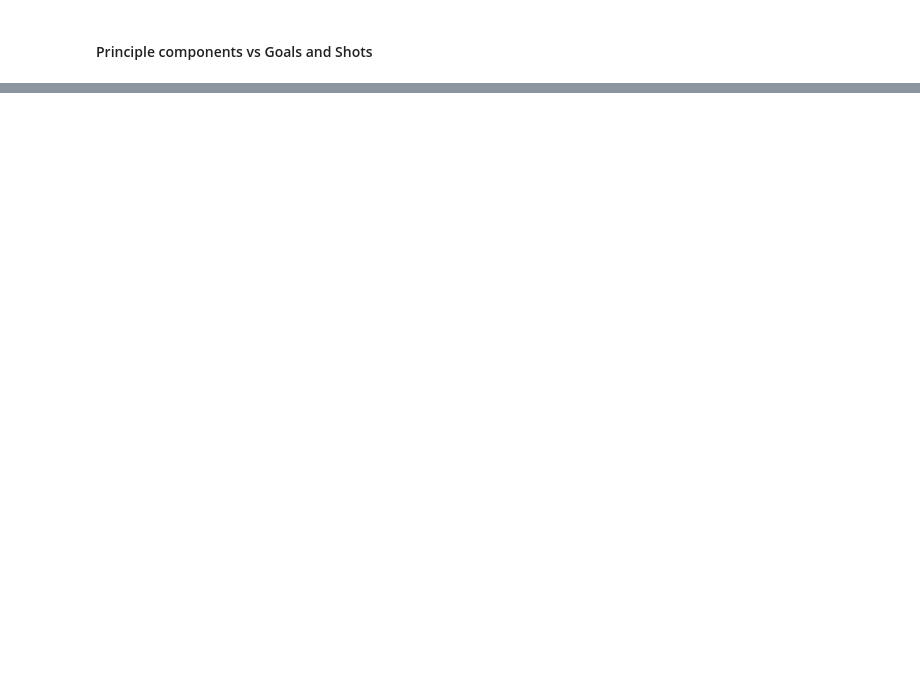
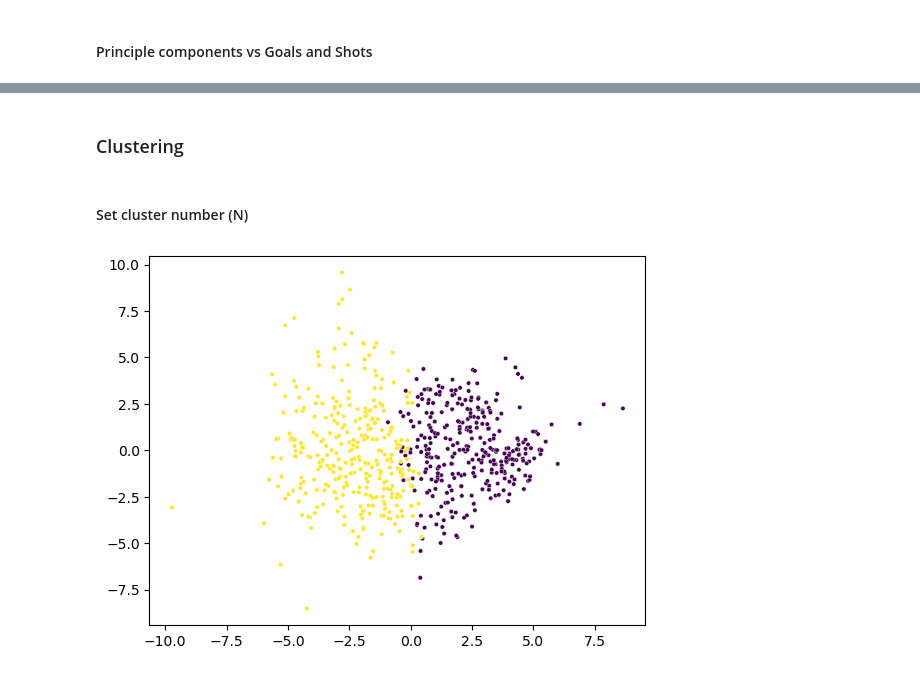
Before and after one commit to LukeRDuob/Extra-Projects, a Jupyter notebook: src/General_visualisations/players.ipynb, the cells around one changed output, grey strips where cells are left out. Drawn from its saved outputs; the diff is of its cells as text; code cells hidden in the pictures; blank space fills up the shorter version.

```diff
--- a/src/General_visualisations/players.ipynb
+++ b/src/General_visualisations/players.ipynb
@@ -852,0 +792,30 @@ print(player_pca_df.columns.to_list())
+# %% [markdown]
+### Clustering
+# %% [markdown]
+#### Set cluster number (N)
+# %%
+from sklearn.cluster import KMeans, AgglomerativeClustering
+from sklearn.metrics import silhouette_score
+
+pca_for_clustering = PCA(
+    n_components=0.90,
+    random_state=42
+)
+X = pca_for_clustering.fit_transform(player_features_scaled)
+N = 2
+
+kmeans = KMeans(n_clusters=N, random_state=42)
+labels = kmeans.fit_predict(X)
+
+
+
+sns.scatterplot(
+    x=X[:,0],
+    y=X[:,1],
+    c=labels,
+    palette="Set1",
+    s=10,
+)
+plt.show()
+# %% [output]
+[figure, added]
```
Also changed, not shown: parts of 14 cells of this notebook, 1 other file.
